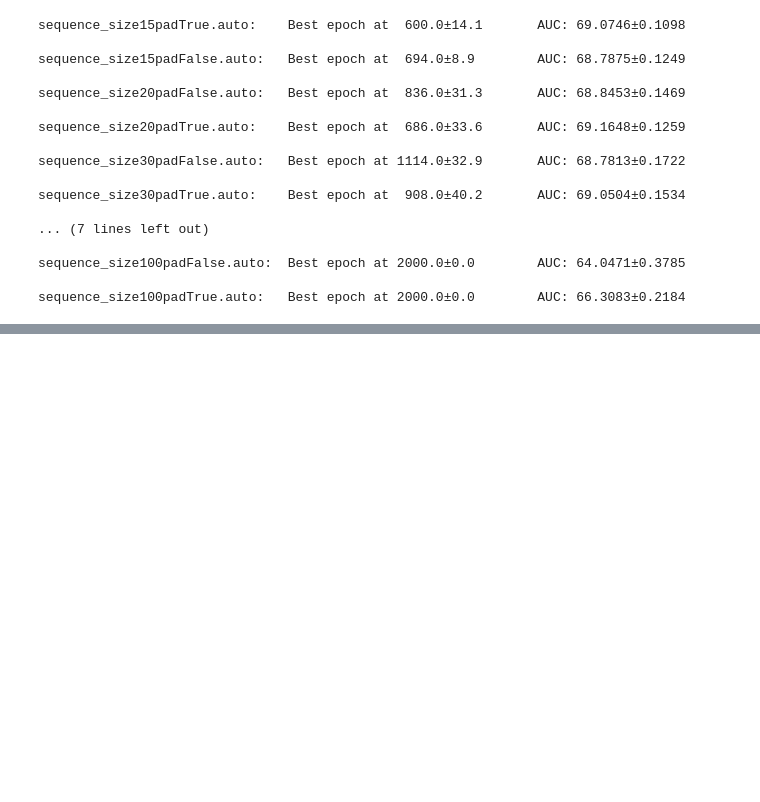
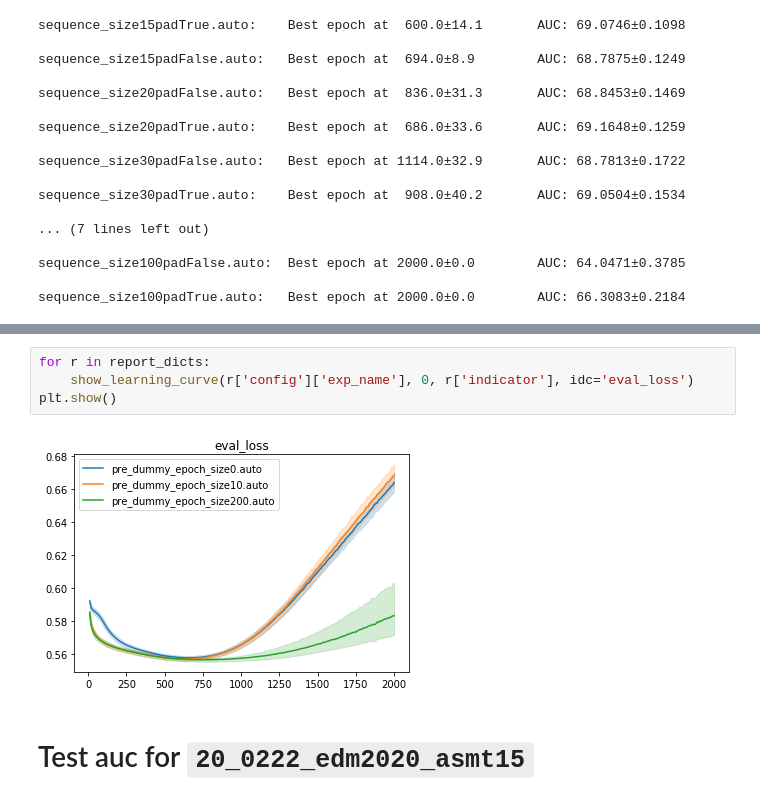
Before and after one commit to qqpann/KnowledgeTracing, a Jupyter notebook: notebook/Visualize_LearningCurve.ipynb, the cells around one changed output, grey strips where cells are left out. Cells and saved outputs as stored; diff of their text form; blank space fills up the shorter version.

```diff
--- a/notebook/Visualize_LearningCurve.ipynb
+++ b/notebook/Visualize_LearningCurve.ipynb
@@ -190,0 +229,8 @@ sequence_size100padTrue.auto:   Best epoch at 2000.0±0.0        AUC: 66.3083±0
+# %%
+for r in report_dicts:
+    show_learning_curve(r['config']['exp_name'], 0, r['indicator'], idc='eval_loss')
+plt.show()
+# %% [output]
+[figure, added]
+# %% [markdown]
+# Test auc for `20_0222_edm2020_asmt15`
```
Also changed, not shown: parts of 7 cells of this notebook, 1 other file.
